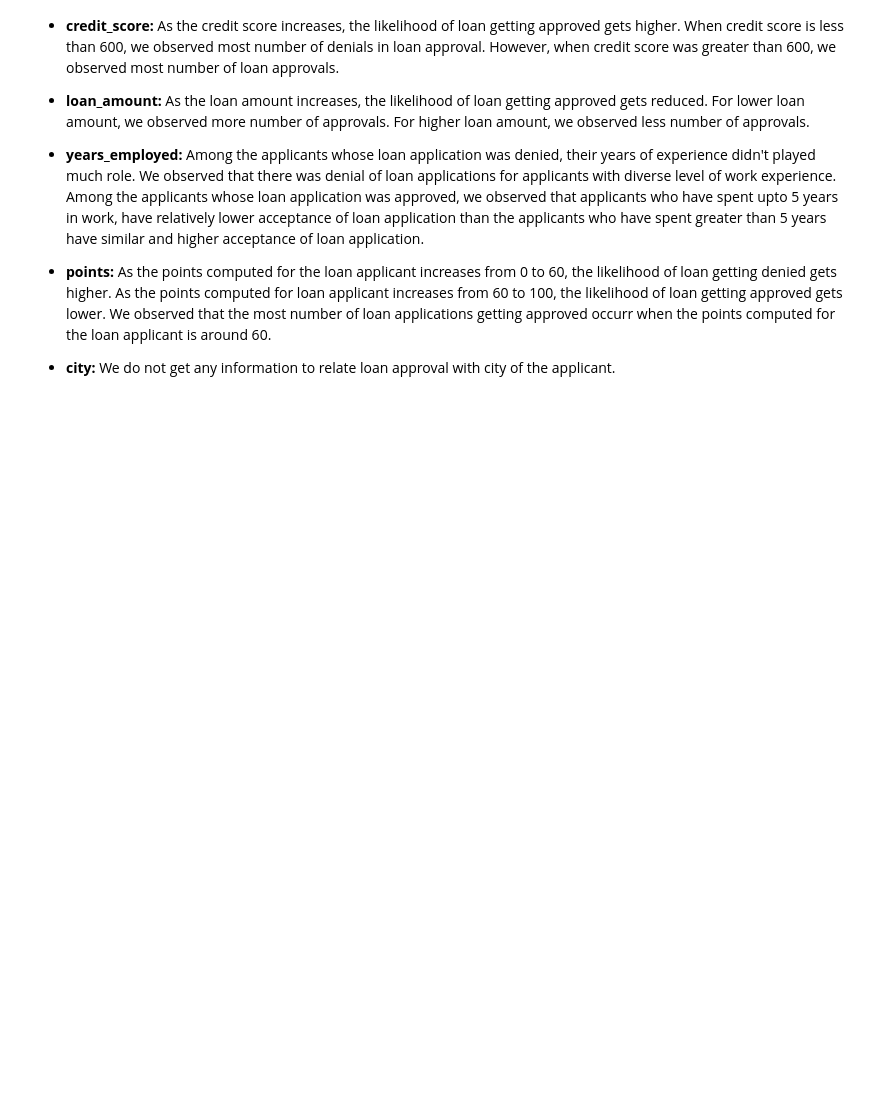
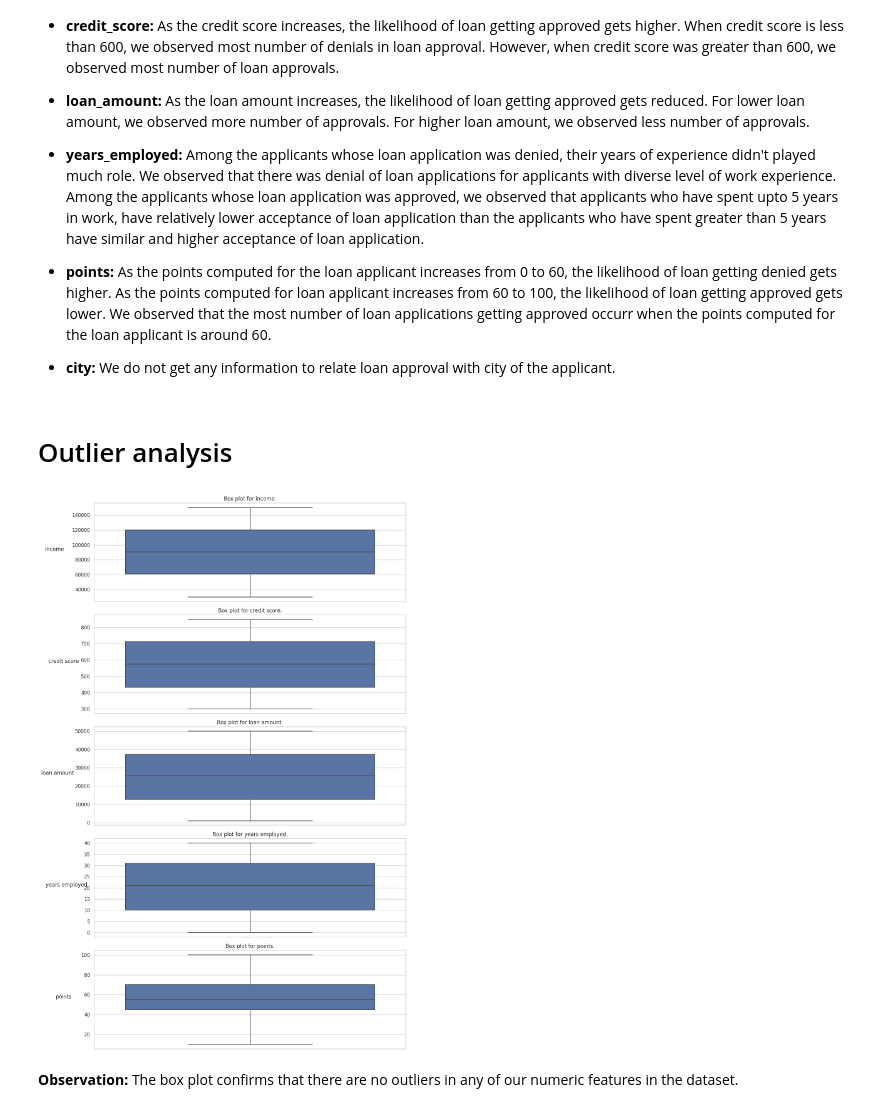
Before and after one commit to taruchit/OpenSourceProjects, a Jupyter notebook: data-storytelling-analyzing-loan-approval.ipynb, the cells around one changed output. Drawn from its saved outputs; the diff is of its cells as text; code cells hidden in the pictures; blank space fills up the shorter version.

Commit message:
Kaggle Notebook | Data storytelling - Analyzing loan approval | Version 17

```diff
--- a/data-storytelling-analyzing-loan-approval.ipynb
+++ b/data-storytelling-analyzing-loan-approval.ipynb
@@ -263,3 +263,34 @@ Among the applicants whose loan application was approved, we observed that appli
 We observed that the most number of loan applications getting approved occurr when the points computed for the loan applicant is around 60.
 
 * **city:** We do not get any information to relate loan approval with city of the applicant.
+# %% [markdown]
+# Outlier analysis
+# %%
+fig, axes = plt.subplots(nrows=5, ncols=1, figsize=(12, 18))
+#Outlier analysis for income
+sns.boxplot(ax=axes[0], y='income', data=df).set_title("Box plot for income.")
+axes[0].set_ylabel("income", rotation=0, labelpad=40)
+
+#Outlier analysis for credit score
+sns.boxplot(ax=axes[1], y='credit_score', data=df).set_title("Box plot for credit score.")
+axes[1].set_ylabel("credit score", rotation=0, labelpad=40)
+
+#Outlier analysis for loan amount
+sns.boxplot(ax=axes[2], y='loan_amount', data=df).set_title("Box plot for loan amount.")
+axes[2].set_ylabel("loan amount", rotation=0, labelpad=40)
+
+#Outlier analysis for years employed
+sns.boxplot(ax=axes[3], y='years_employed', data=df).set_title("Box plot for years employed.")
+axes[3].set_ylabel("years employed", rotation=0, labelpad=40)
+
+#Outlier analysis for points
+sns.boxplot(ax=axes[4], y='points', data=df).set_title("Box plot for points.")
+axes[4].set_ylabel("points", rotation=0, labelpad=40)
+
+plt.tight_layout()
+
+plt.show()
+# %% [output]
+[figure, added]
+# %% [markdown]
+**Observation:** The box plot confirms that there are no outliers in any of our numeric features in the dataset.
```
